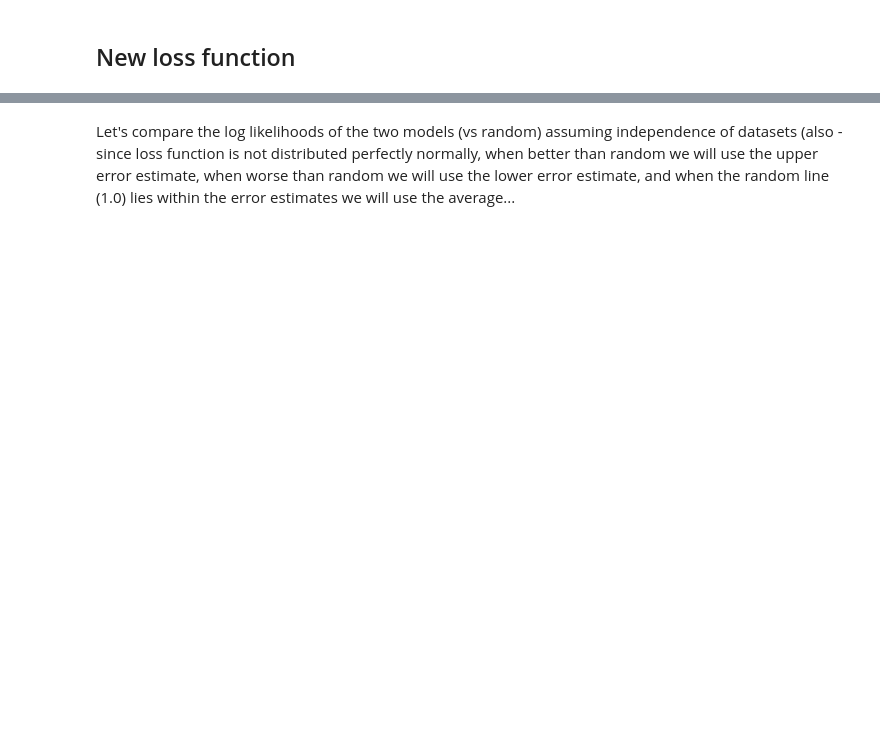
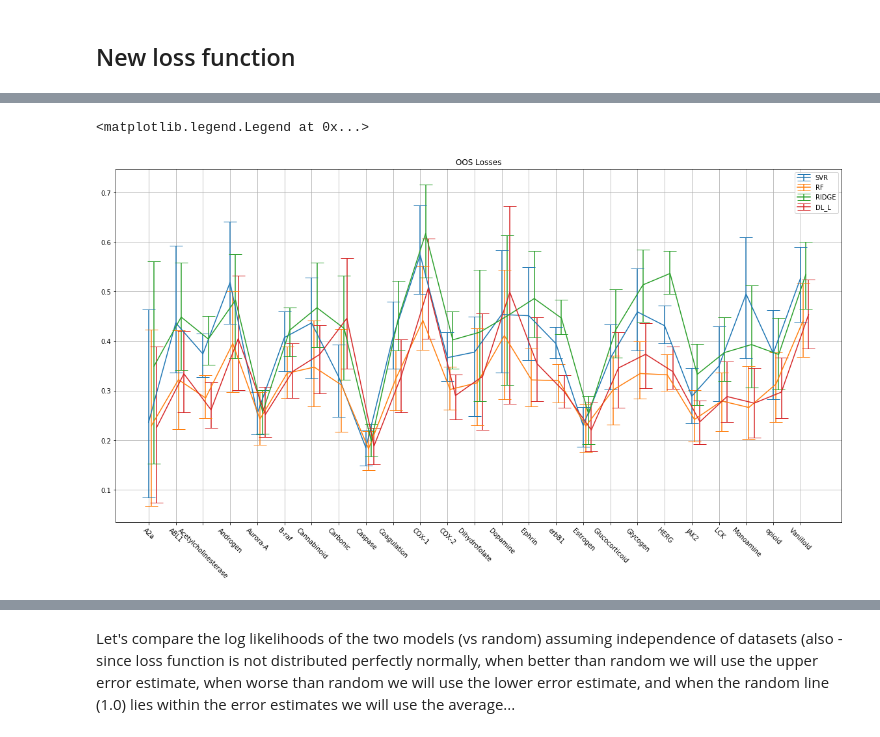
Before and after one commit to owatson/QuantileBootstrap, a Jupyter notebook: Paper2_v4.ipynb, the cells around one changed output, grey strips where cells are left out. Drawn from its saved outputs; the diff is of its cells as text; code cells hidden in the pictures; blank space fills up the shorter version.

Commit message:
full results

```diff
--- a/Paper2_v4.ipynb
+++ b/Paper2_v4.ipynb
@@ -369,7 +368,7 @@ for tgt in targets:
 
     for m in model_dict.keys():
         mdl = model_dict[m]['m'](**model_dict[m]['kw'])
-        mdl.fit(preds, resps)
+        mdl.fit(preds + 0., resps)
         predictions = mdl.predict(preds)
         ranked = np.argsort(-predictions)
         found = resps[ranked] >= tgt_val
@@ -391,8 +393,9 @@ def nbs_run(kwargs):
     my_is = kwargs.get('is')
     my_oos = kwargs.get('oos')
     method = kwargs.get('method')
-    preds = kwargs.get('preds')
+    preds = kwargs.get('preds') + 0.
     resps = kwargs.get('resps')
+    tgt_val = kwargs.get('tgt_val')
 
     mdl = model_dict[method]['m'](**model_dict[method]['kw'])
     mdl.fit(preds[my_is], resps[my_is])
@@ -422,7 +425,8 @@ def full_bs_new_loss(preds, resps, method, num_runs=100, do_print=True, frac_fit
         idcs_rand = np.random.choice(M, M)
         idcs = sorted_indices[idcs_rand]
         oos = np.delete(np.arange(N), idcs)
-        idx_tuples.append({'is' : idcs, 'oos' : oos, 'preds' : preds, 'resps' : resps, 'method' : method})
+        idx_tuples.append({'is' : idcs, 'oos' : oos, 'preds' : preds,
+                           'resps' : resps, 'method' : method, 'tgt_val' : tgt_val})
         pass
 
     p = Pool(5)
@@ -441,18 +445,20 @@ def full_bs_new_loss(preds, resps, method, num_runs=100, do_print=True, frac_fit
 # %%
 lks = ['loss', 'loss_l', 'loss_u']
 
-oos_loss_hdr = {m : {x : [] for x in lks} for m in model_dict.keys()}
+# Has run already!
+if rerun:
+    oos_loss_hdr = {m : {x : [] for x in lks} for m in model_dict.keys()}
 
-for tgt in targets:
-    print('Doing', tgt)
-    preds, resps, _ = get_data(tgt)
-    for m in model_dict.keys():
-        res = full_bs_new_loss(preds, resps, m, do_print=False)
-        for k in lks:
-            oos_loss_hdr[m][k].append(res[k])
+    for tgt in targets:
+        print('Doing', tgt)
+        preds, resps, _ = get_data(tgt)
+        for m in model_dict.keys():
+            res = full_bs_new_loss(preds, resps, m, do_print=False)
+            for k in lks:
+                oos_loss_hdr[m][k].append(res[k])
+                pass
             pass
         pass
-    pass
-
-
-joblib.dump(oos_loss_hdr, 'models/oos_loss_values')
+    joblib.dump(oos_loss_hdr, 'models/oos_loss_values')
+else:
+    oos_loss_hdr = joblib.load('models/oos_loss_values')
@@ -459,13 +484,16 @@ joblib.dump(oos_loss_hdr, 'models/oos_loss_values')
 # %%
 for (i, method) in enumerate(model_dict.keys()):
     rf = np.asarray(oos_loss_hdr[method]['loss'])
     rfe = np.vstack((rf - np.asarray(oos_loss_hdr[method]['loss_l']),
                  np.asarray(oos_loss_hdr[method]['loss_u'])-rf))
-    errorbar(np.arange(25), rf, capsize=10, yerr=rfe, label=method.upper())
+    errorbar(np.arange(25)+i*0.1, rf, capsize=10, yerr=rfe, label=method.upper())
     pass
 
 grid(True)
 title('OOS Losses')
 plt.xticks(np.arange(25), targets, rotation=-45)
 legend(loc='best')
+# %% [output]
+<matplotlib.legend.Legend at 0x...>
+[figure, added]
 # %%
```
Also changed, not shown: parts of 20 cells of this notebook, 5 other files.
